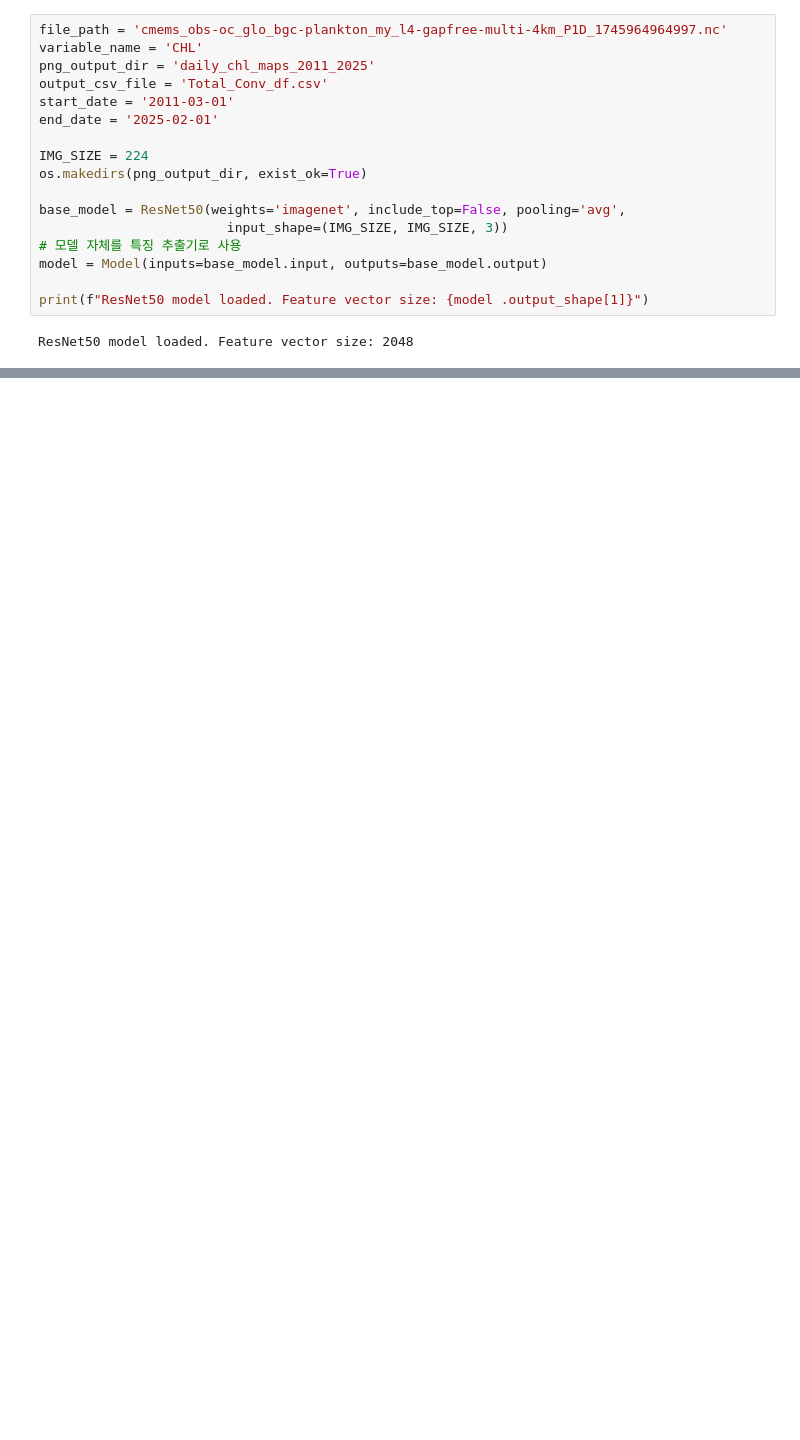
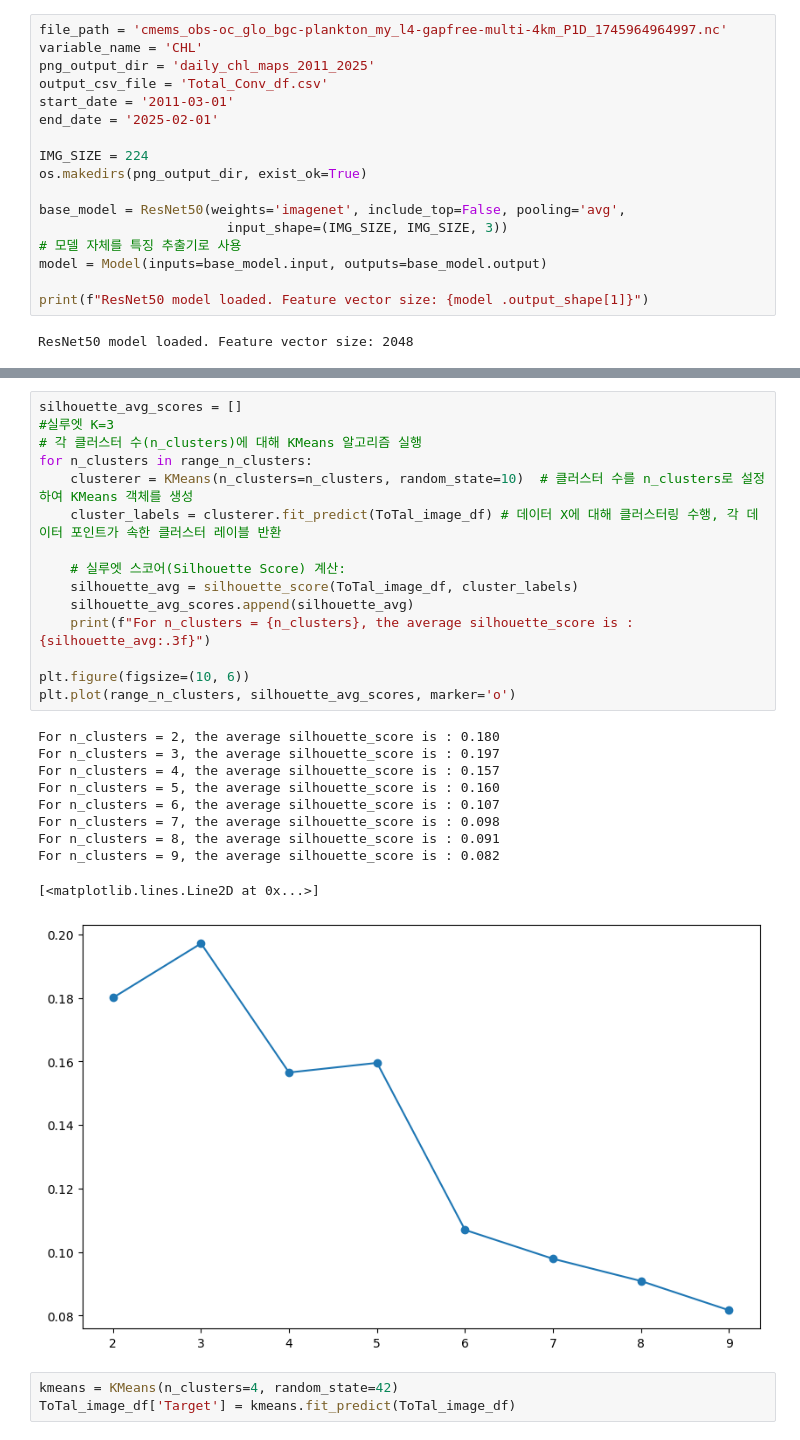
Before and after one commit to GUKHOJeong/Ocean_Project, a Jupyter notebook: data/Data_merge.ipynb, the cells around one changed output, grey strips where cells are left out. Drawn from its saved outputs; the diff is of its cells as text; blank space fills up the shorter version.

```diff
--- a/data/Data_merge.ipynb
+++ b/data/Data_merge.ipynb
@@ -256,0 +314,29 @@ OSError: [Errno 22] Invalid argument: 'c:\\Users\\rnrgh\\OneDrive\\바탕 화면
+# %%
+silhouette_avg_scores = []
+#실루엣 K=3
+# 각 클러스터 수(n_clusters)에 대해 KMeans 알고리즘 실행
+for n_clusters in range_n_clusters:
+    clusterer = KMeans(n_clusters=n_clusters, random_state=10)  # 클러스터 수를 n_clusters로 설정하여 KMeans 객체를 생성
+    cluster_labels = clusterer.fit_predict(ToTal_image_df) # 데이터 X에 대해 클러스터링 수행, 각 데이터 포인트가 속한 클러스터 레이블 반환
+
+    # 실루엣 스코어(Silhouette Score) 계산:
+    silhouette_avg = silhouette_score(ToTal_image_df, cluster_labels)
+    silhouette_avg_scores.append(silhouette_avg)
+    print(f"For n_clusters = {n_clusters}, the average silhouette_score is : {silhouette_avg:.3f}")
+
+plt.figure(figsize=(10, 6))
+plt.plot(range_n_clusters, silhouette_avg_scores, marker='o')
+# %% [output]
+For n_clusters = 2, the average silhouette_score is : 0.180
+For n_clusters = 3, the average silhouette_score is : 0.197
+For n_clusters = 4, the average silhouette_score is : 0.157
+For n_clusters = 5, the average silhouette_score is : 0.160
+For n_clusters = 6, the average silhouette_score is : 0.107
+For n_clusters = 7, the average silhouette_score is : 0.098
+For n_clusters = 8, the average silhouette_score is : 0.091
+For n_clusters = 9, the average silhouette_score is : 0.082
+[<matplotlib.lines.Line2D at 0x...>]
+[figure, added]
+# %%
+kmeans = KMeans(n_clusters=4, random_state=42)
+ToTal_image_df['Target'] = kmeans.fit_predict(ToTal_image_df)
```
Also changed, not shown: parts of 26 cells of this notebook, 5 other files.
